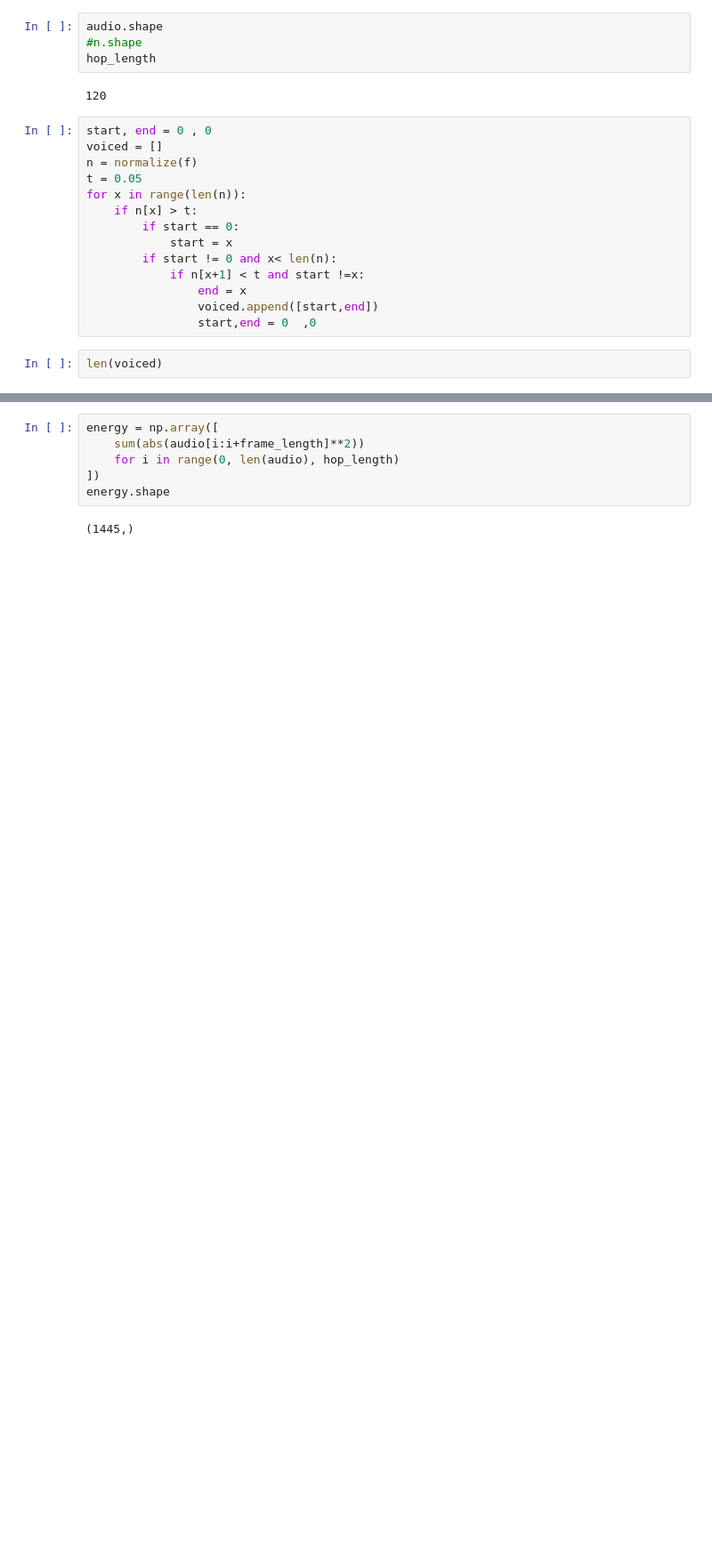
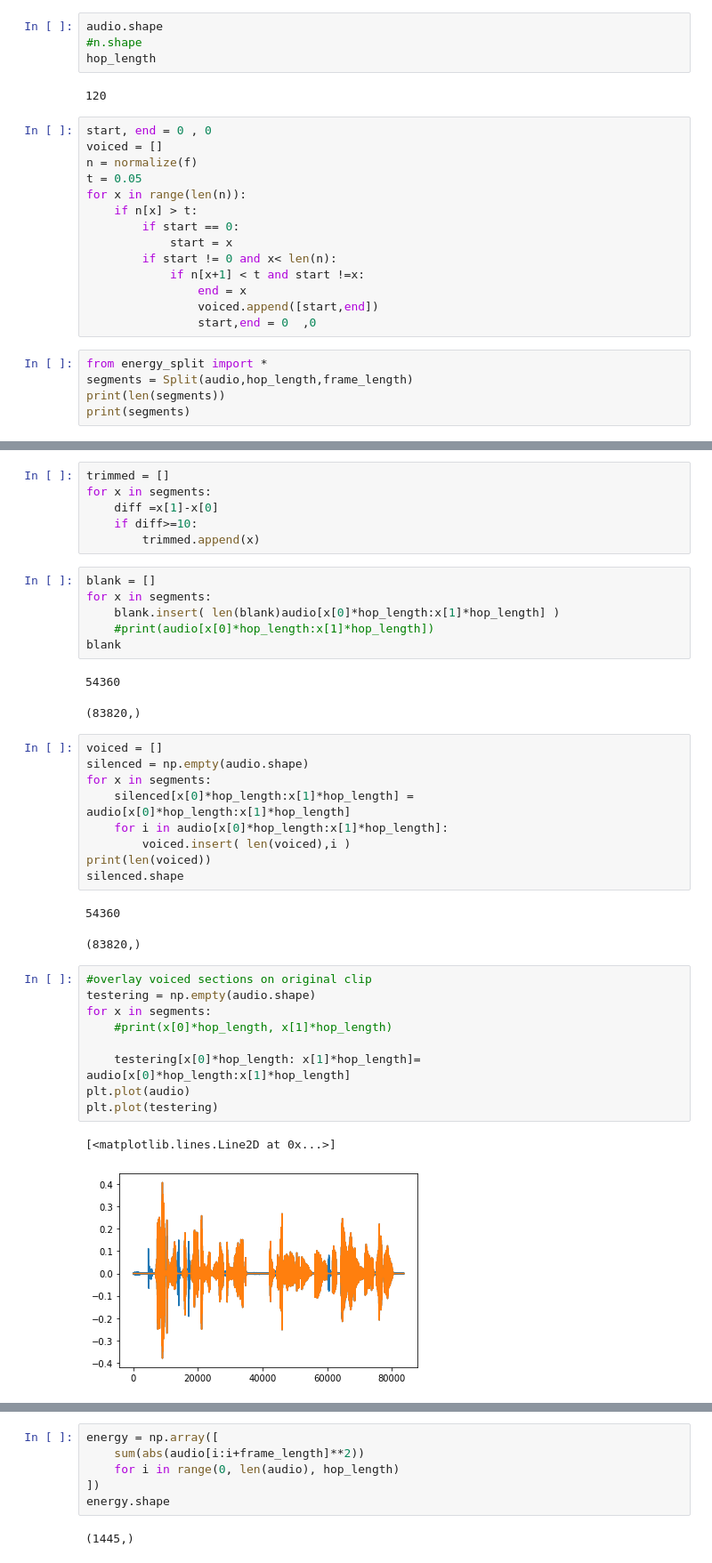
Before and after one commit to Majkil/Artefact, a Jupyter notebook: pg Split audio.ipynb, the cells around one changed output, grey strips where cells are left out. Shown at 89% size. Saved outputs shown, nothing was run; the diff lists cells and outputs as text; blank space fills up the shorter version.

Commit message:
created Split function using rms energy

```diff
--- a/pg Split audio.ipynb
+++ b/pg Split audio.ipynb
@@ -63,5 +63,8 @@ for x in range(len(n)):
                 voiced.append([start,end])
                 start,end = 0  ,0
 # %%
-len(voiced)
+from energy_split import *
+segments = Split(audio,hop_length,frame_length)
+print(len(segments))
+print(segments)
 # %% [output]
@@ -68,0 +98,39 @@ len(voiced)
+# %%
+trimmed = []
+for x in segments:
+    diff =x[1]-x[0]
+    if diff>=10:
+        trimmed.append(x)
+# %%
+blank = []
+for x in segments:
+    blank.insert( len(blank)audio[x[0]*hop_length:x[1]*hop_length] )
+    #print(audio[x[0]*hop_length:x[1]*hop_length])
+blank
+# %% [output]
+54360
+(83820,)
+# %%
+voiced = []
+silenced = np.empty(audio.shape)
+for x in segments:
+    silenced[x[0]*hop_length:x[1]*hop_length] = audio[x[0]*hop_length:x[1]*hop_length]
+    for i in audio[x[0]*hop_length:x[1]*hop_length]:
+        voiced.insert( len(voiced),i )
+print(len(voiced))
+silenced.shape
+# %% [output]
+54360
+(83820,)
+# %%
+#overlay voiced sections on original clip
+testering = np.empty(audio.shape)
+for x in segments:
+    #print(x[0]*hop_length, x[1]*hop_length)
+
+    testering[x[0]*hop_length: x[1]*hop_length]= audio[x[0]*hop_length:x[1]*hop_length]
+plt.plot(audio)
+plt.plot(testering)
+# %% [output]
+[<matplotlib.lines.Line2D at 0x...>]
+[figure, added]
```
Also changed, not shown: parts of 10 cells of this notebook, 3 other files.
